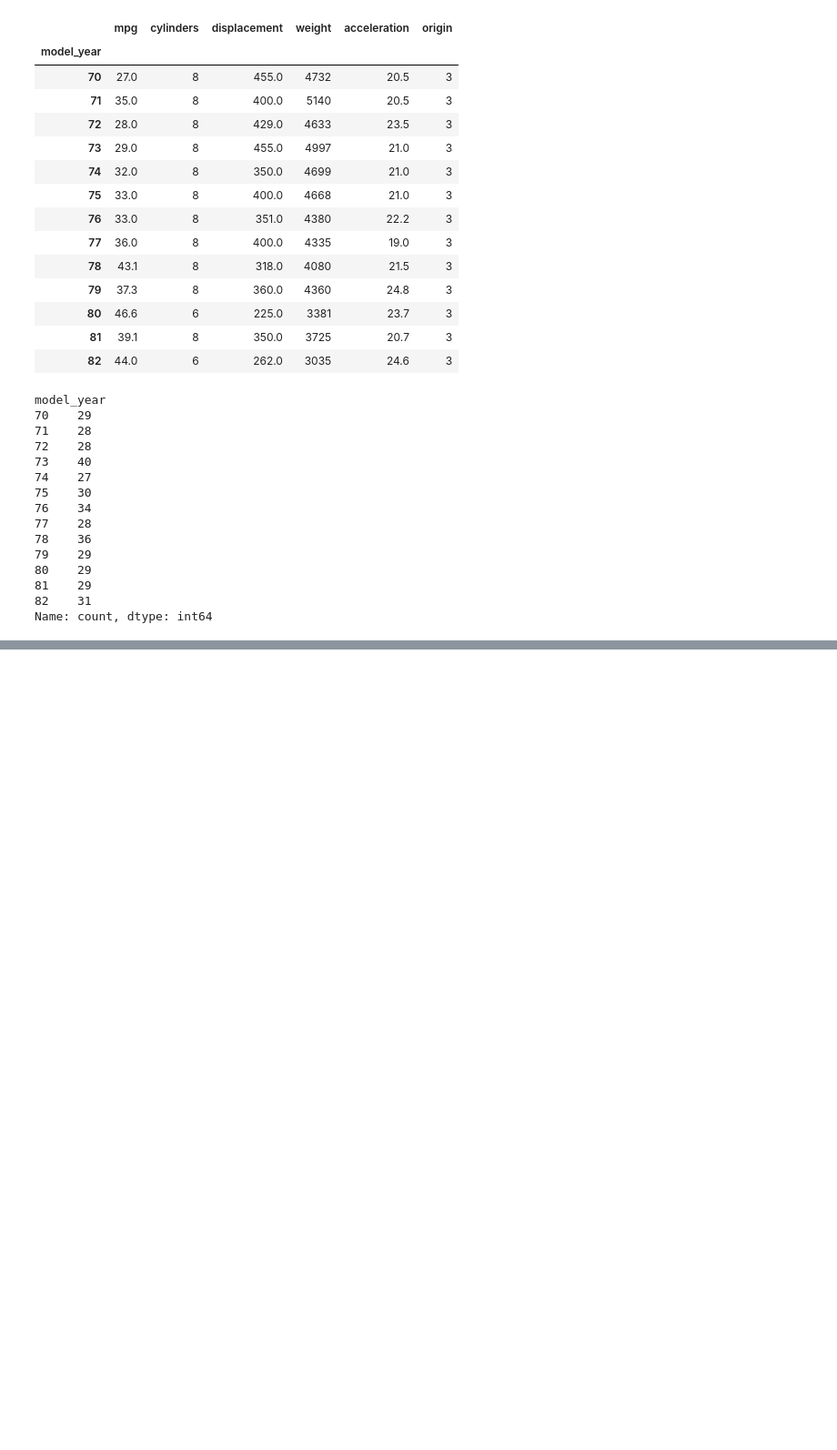
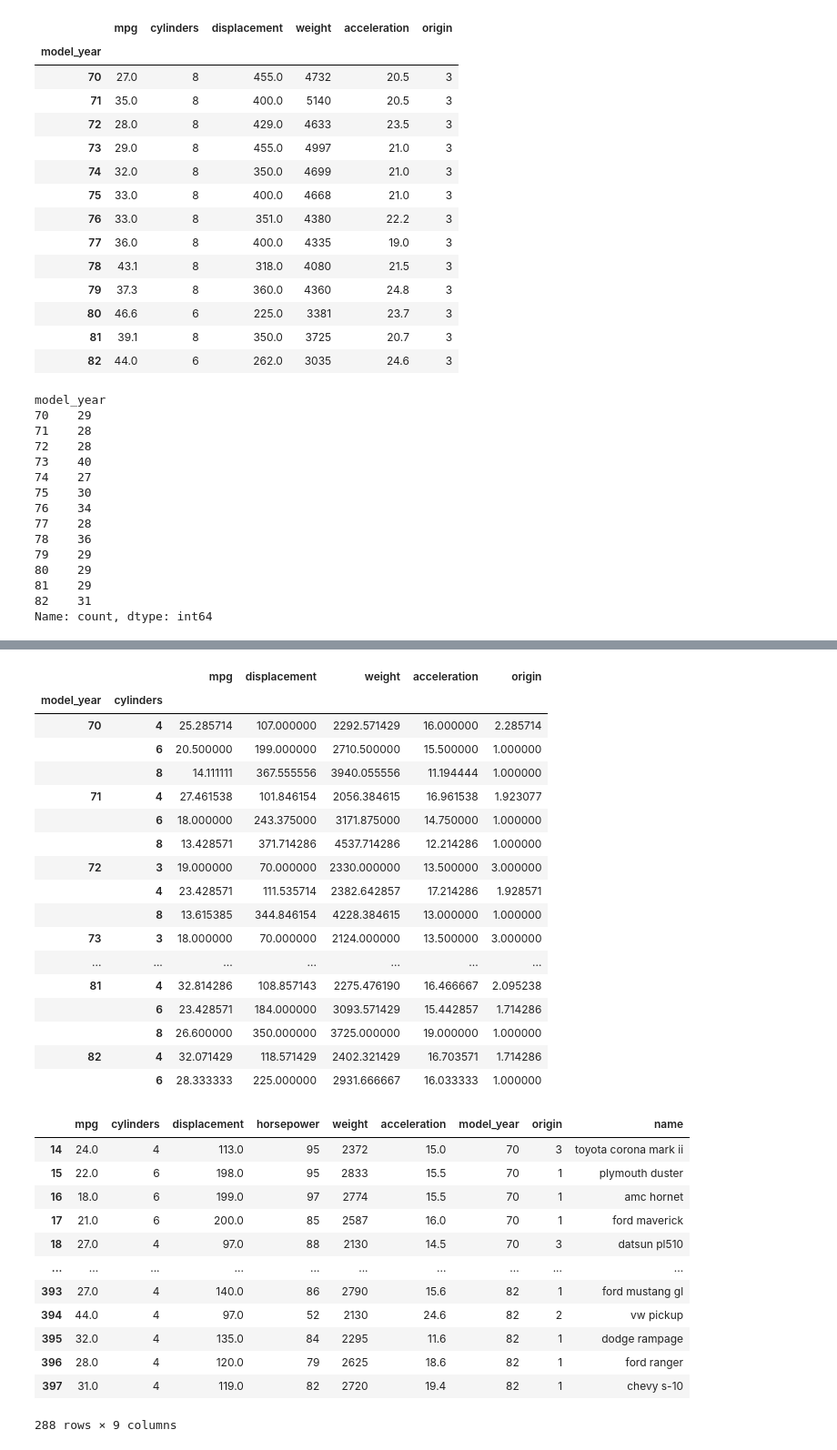
Before and after one commit to pythonai211225-rgb/28.06.2026, a Jupyter notebook: pandas4_28_06_2026.ipynb, the cells around one changed output, grey strips where cells are left out. Shown at 91% size. Cells and saved outputs as stored; diff of their text form; code cells hidden in the pictures; blank space fills up the shorter version.

```diff
--- a/pandas4_28_06_2026.ipynb
+++ b/pandas4_28_06_2026.ipynb
@@ -105,0 +162,47 @@ Name: count, dtype: int64
+# %%
+df
+# 1
+# max weight of group origin 2 year 82 cylidners 4 -- group by + loc
+# 2 bonus
+# bring the mean value group by model_year and cylinder --> only for cylidners 6, 8
+
+new_df = df.groupby(['model_year', 'cylinders']).mean(numeric_only=True)
+display(new_df)
+
+df[(df['cylinders'] == 4) | (df['cylinders'] == 6)]
+df[df['cylinders'].isin([4, 6])]  # better
+
+# filter before group-by !!!
+df[df['cylinders'].isin([4, 6])].groupby(['model_year', 'cylinders']).mean(numeric_only=True)
+# %% [output]
+|  |  | mpg | displacement | weight | acceleration | origin |
+| model_year | cylinders |  |  |  |  |  |
+| 70 | 4 | 25.285714 | 107.000000 | 2292.571429 | 16.000000 | 2.285714 |
+|  | 6 | 20.500000 | 199.000000 | 2710.500000 | 15.500000 | 1.000000 |
+|  | 8 | 14.111111 | 367.555556 | 3940.055556 | 11.194444 | 1.000000 |
+| 71 | 4 | 27.461538 | 101.846154 | 2056.384615 | 16.961538 | 1.923077 |
+|  | 6 | 18.000000 | 243.375000 | 3171.875000 | 14.750000 | 1.000000 |
+|  | 8 | 13.428571 | 371.714286 | 4537.714286 | 12.214286 | 1.000000 |
+| 72 | 3 | 19.000000 | 70.000000 | 2330.000000 | 13.500000 | 3.000000 |
+|  | 4 | 23.428571 | 111.535714 | 2382.642857 | 17.214286 | 1.928571 |
+|  | 8 | 13.615385 | 344.846154 | 4228.384615 | 13.000000 | 1.000000 |
+| 73 | 3 | 18.000000 | 70.000000 | 2124.000000 | 13.500000 | 3.000000 |
+| ... | ... | ... | ... | ... | ... | ... |
+| 81 | 4 | 32.814286 | 108.857143 | 2275.476190 | 16.466667 | 2.095238 |
+|  | 6 | 23.428571 | 184.000000 | 3093.571429 | 15.442857 | 1.714286 |
+|  | 8 | 26.600000 | 350.000000 | 3725.000000 | 19.000000 | 1.000000 |
+| 82 | 4 | 32.071429 | 118.571429 | 2402.321429 | 16.703571 | 1.714286 |
+|  | 6 | 28.333333 | 225.000000 | 2931.666667 | 16.033333 | 1.000000 |
+|  | mpg | cylinders | displacement | horsepower | weight | acceleration | model_year | origin | name |
+| 14 | 24.0 | 4 | 113.0 | 95 | 2372 | 15.0 | 70 | 3 | toyota corona mark ii |
+| 15 | 22.0 | 6 | 198.0 | 95 | 2833 | 15.5 | 70 | 1 | plymouth duster |
+| 16 | 18.0 | 6 | 199.0 | 97 | 2774 | 15.5 | 70 | 1 | amc hornet |
+| 17 | 21.0 | 6 | 200.0 | 85 | 2587 | 16.0 | 70 | 1 | ford maverick |
+| 18 | 27.0 | 4 | 97.0 | 88 | 2130 | 14.5 | 70 | 3 | datsun pl510 |
+| ... | ... | ... | ... | ... | ... | ... | ... | ... | ... |
+| 393 | 27.0 | 4 | 140.0 | 86 | 2790 | 15.6 | 82 | 1 | ford mustang gl |
+| 394 | 44.0 | 4 | 97.0 | 52 | 2130 | 24.6 | 82 | 2 | vw pickup |
+| 395 | 32.0 | 4 | 135.0 | 84 | 2295 | 11.6 | 82 | 1 | dodge rampage |
+| 396 | 28.0 | 4 | 120.0 | 79 | 2625 | 18.6 | 82 | 1 | ford ranger |
+| 397 | 31.0 | 4 | 119.0 | 82 | 2720 | 19.4 | 82 | 1 | chevy s-10 |
+288 rows × 9 columns
```
Also changed, not shown: parts of 24 cells of this notebook.
